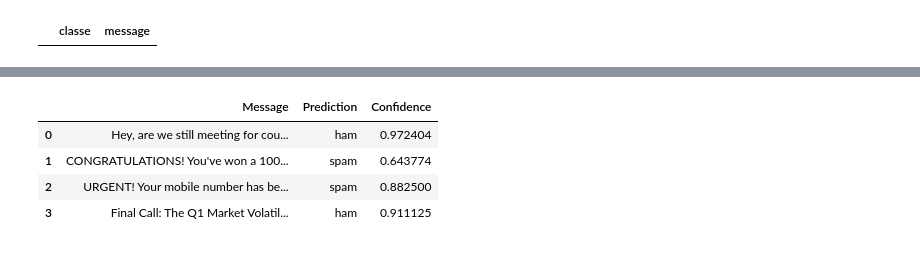
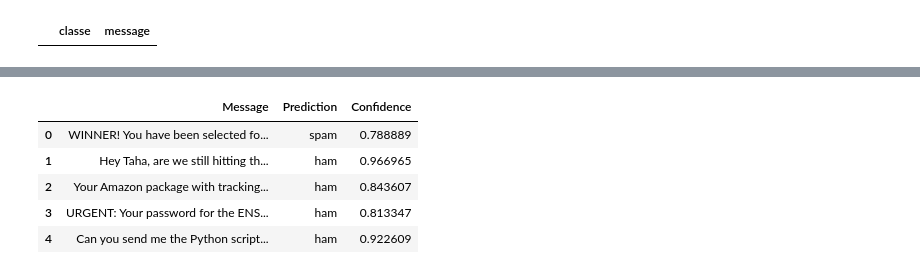
Before and after one commit to Aress07/Text-Mining, a Jupyter notebook: Lab1/hw.ipynb, the cells around one changed output, grey strips where cells are left out. Saved outputs shown, nothing was run; the diff lists cells and outputs as text; code cells hidden in the pictures.

```diff
--- a/Lab1/hw.ipynb
+++ b/Lab1/hw.ipynb
@@ -117,0 +64,23 @@ plt.show()
+# %%
+pipelines = {
+    "Model 1 (Default)": pipe1,
+    "Model 2 (Stopwords)": pipe2,
+    "Model 3 (Stopwords + N-grams)": pipe3
+}
+
+results = []
+
+for name, pipe in pipelines.items():
+    pipe.fit(spamsTrain["message"], spamsTrain["classe"])
+    train_score = pipe.score(spamsTrain["message"], spamsTrain["classe"])
+    test_score = pipe.score(spamsTest["message"], spamsTest["classe"])
+
+    results.append({
+        "Model": name,
+        "Training Score": train_score,
+        "Testing Score": test_score,
+        "Difference": train_score - test_score
+    })
+
+results_df = pd.DataFrame(results)
+results_df
@@ -129,15 +124,18 @@ def make_inference(messages, pipeline):
 
     return results
 # %%
-messages = ["Hey, are we still meeting for couscous at 7?",
-            "CONGRATULATIONS! You've won a 1000 gift card. Click here to claim now!",
-            "URGENT! Your mobile number has been selected for a prize!",
-            "Final Call: The Q1 Market Volatility Report for the Casablanca Stock Exchange is now available. Download the PDF to adjust your portfolio."]
+
+messages = ["WINNER! You have been selected for a cash prize of 5000€. Call 09061701461 to claim now. Terms apply.", # spam
+            "Hey Taha, are we still hitting the gym at 6 PM? Let me know if you want to focus on legs today.", # ham
+            "Your Amazon package with tracking #99281 has been delayed. Click here to reschedule delivery: bit.ly/fake-link", # spam
+            "URGENT: Your password for the ENSAM portal expires in 24 hours. Change it now to avoid lockout.", # ham
+            "Can you send me the Python script for the XGBoost stock prediction project? I'm stuck on the data split."] # ham
 
 make_inference(messages=messages, pipeline=pipe3)
 # %% [output]
 |  | Message | Prediction | Confidence |
-| 0 | Hey, are we still meeting for cou... | ham | 0.972404 |
-| 1 | CONGRATULATIONS! You've won a 100... | spam | 0.643774 |
-| 2 | URGENT! Your mobile number has be... | spam | 0.882500 |
-| 3 | Final Call: The Q1 Market Volatil... | ham | 0.911125 |
+| 0 | WINNER! You have been selected fo... | spam | 0.788889 |
+| 1 | Hey Taha, are we still hitting th... | ham | 0.966965 |
+| 2 | Your Amazon package with tracking... | ham | 0.843607 |
+| 3 | URGENT: Your password for the ENS... | ham | 0.813347 |
+| 4 | Can you send me the Python script... | ham | 0.922609 |
```
Also changed, not shown: parts of 7 cells of this notebook.
